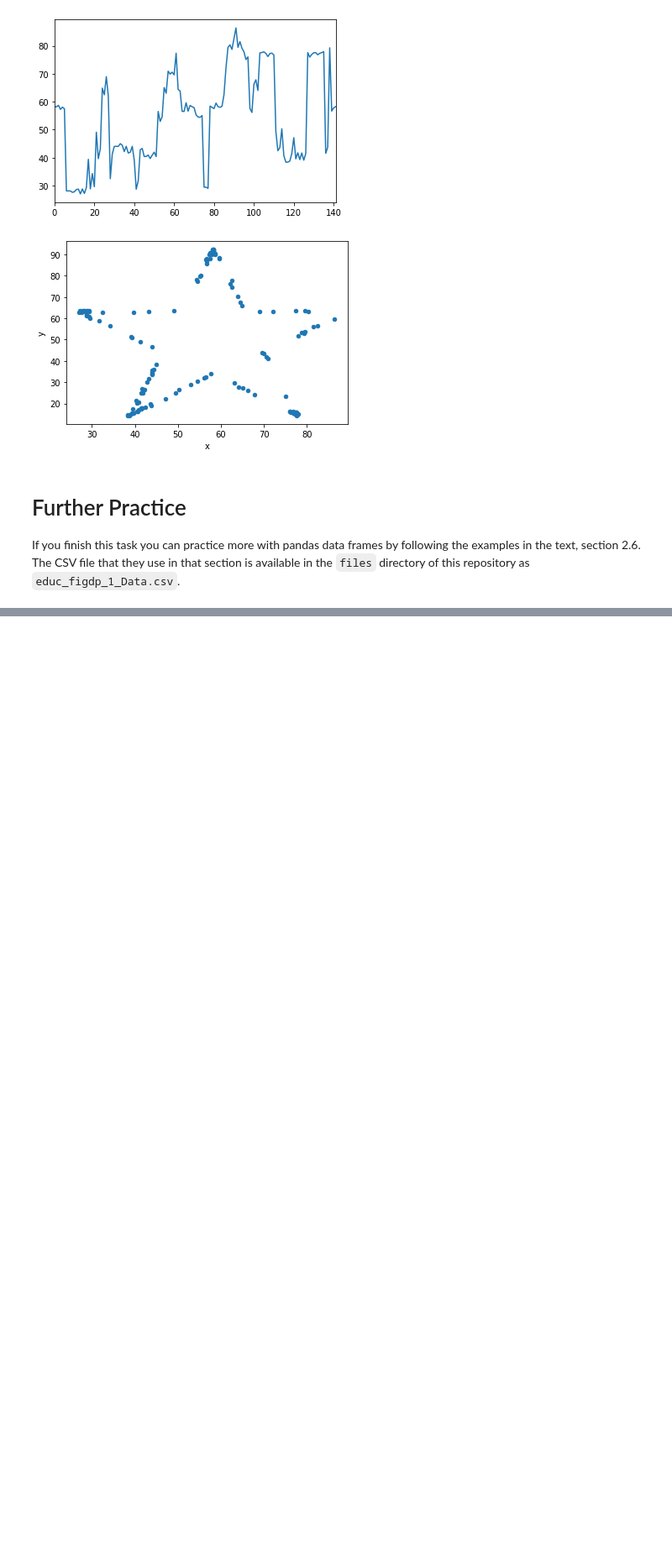
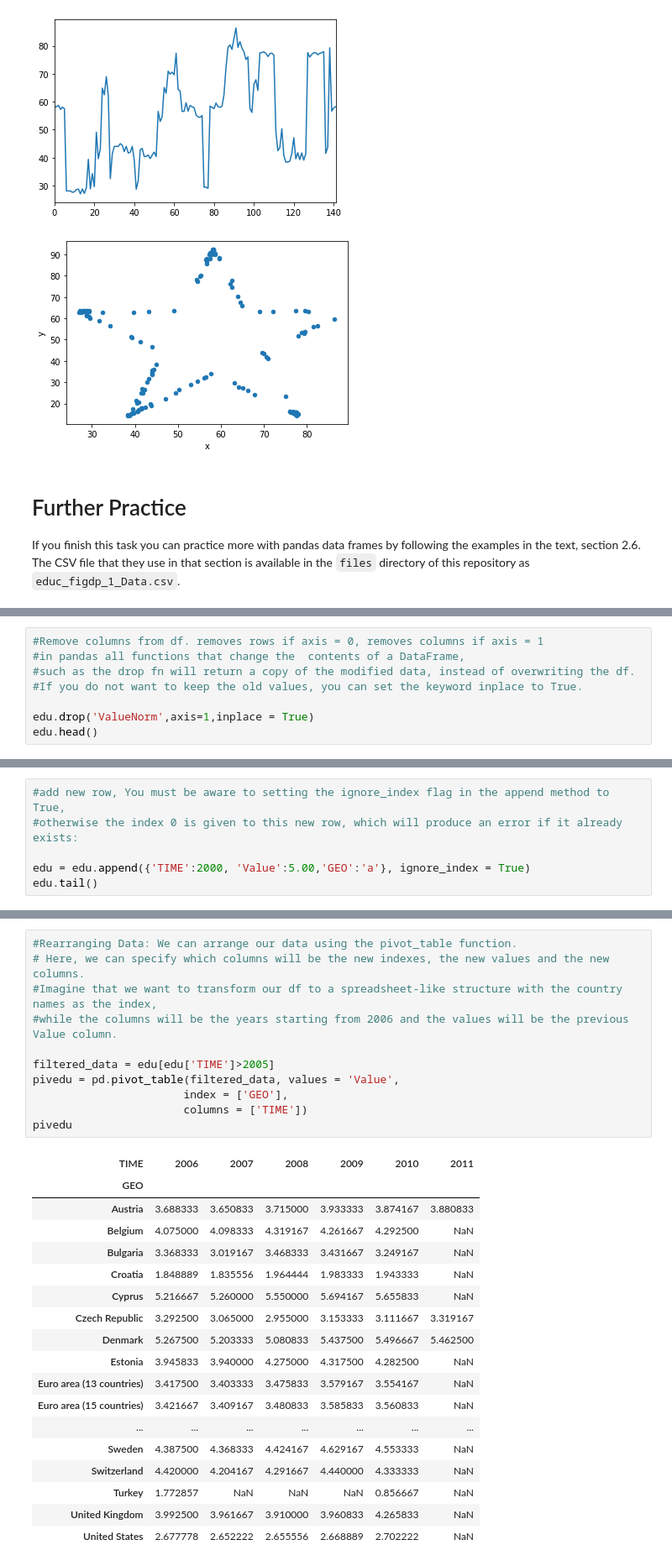
Before and after one commit to BinaryPogs/COMP257-Exercises, a Jupyter notebook: COMP257 Week 2.ipynb, the cells around one changed output, grey strips where cells are left out. Shown at 84% size. Drawn from its saved outputs; the diff is of its cells as text; blank space fills up the shorter version.

```diff
--- a/COMP257 Week 2.ipynb
+++ b/COMP257 Week 2.ipynb
@@ -195,0 +316,8 @@ edufile = 'files/educ_figdp_1_Data.csv'
+# %%
+#Remove columns from df. removes rows if axis = 0, removes columns if axis = 1
+#in pandas all functions that change the  contents of a DataFrame,
+#such as the drop fn will return a copy of the modified data, instead of overwriting the df.
+#If you do not want to keep the old values, you can set the keyword inplace to True.
+
+edu.drop('ValueNorm',axis=1,inplace = True)
+edu.head()
@@ -195,0 +331,6 @@ edufile = 'files/educ_figdp_1_Data.csv'
+# %%
+#add new row, You must be aware to setting the ignore_index flag in the append method to True,
+#otherwise the index 0 is given to this new row, which will produce an error if it already exists:
+
+edu = edu.append({'TIME':2000, 'Value':5.00,'GEO':'a'}, ignore_index = True)
+edu.tail()
@@ -195,0 +429,30 @@ edufile = 'files/educ_figdp_1_Data.csv'
+# %%
+#Rearranging Data: We can arrange our data using the pivot_table function.
+# Here, we can specify which columns will be the new indexes, the new values and the new columns.
+#Imagine that we want to transform our df to a spreadsheet-like structure with the country names as the index,
+#while the columns will be the years starting from 2006 and the values will be the previous Value column.
+
+filtered_data = edu[edu['TIME']>2005]
+pivedu = pd.pivot_table(filtered_data, values = 'Value',
+                       index = ['GEO'],
+                       columns = ['TIME'])
+pivedu
+# %% [output]
+| TIME | 2006 | 2007 | 2008 | 2009 | 2010 | 2011 |
+| GEO |  |  |  |  |  |  |
+| Austria | 3.688333 | 3.650833 | 3.715000 | 3.933333 | 3.874167 | 3.880833 |
+| Belgium | 4.075000 | 4.098333 | 4.319167 | 4.261667 | 4.292500 | NaN |
+| Bulgaria | 3.368333 | 3.019167 | 3.468333 | 3.431667 | 3.249167 | NaN |
+| Croatia | 1.848889 | 1.835556 | 1.964444 | 1.983333 | 1.943333 | NaN |
+| Cyprus | 5.216667 | 5.260000 | 5.550000 | 5.694167 | 5.655833 | NaN |
+| Czech Republic | 3.292500 | 3.065000 | 2.955000 | 3.153333 | 3.111667 | 3.319167 |
+| Denmark | 5.267500 | 5.203333 | 5.080833 | 5.437500 | 5.496667 | 5.462500 |
+| Estonia | 3.945833 | 3.940000 | 4.275000 | 4.317500 | 4.282500 | NaN |
+| Euro area (13 countries) | 3.417500 | 3.403333 | 3.475833 | 3.579167 | 3.554167 | NaN |
+| Euro area (15 countries) | 3.421667 | 3.409167 | 3.480833 | 3.585833 | 3.560833 | NaN |
+| ... | ... | ... | ... | ... | ... | ... |
+| Sweden | 4.387500 | 4.368333 | 4.424167 | 4.629167 | 4.553333 | NaN |
+| Switzerland | 4.420000 | 4.204167 | 4.291667 | 4.440000 | 4.333333 | NaN |
+| Turkey | 1.772857 | NaN | NaN | NaN | 0.856667 | NaN |
+| United Kingdom | 3.992500 | 3.961667 | 3.910000 | 3.960833 | 4.265833 | NaN |
+| United States | 2.677778 | 2.652222 | 2.655556 | 2.668889 | 2.702222 | NaN |
```
Also changed, not shown: parts of 27 cells of this notebook.
